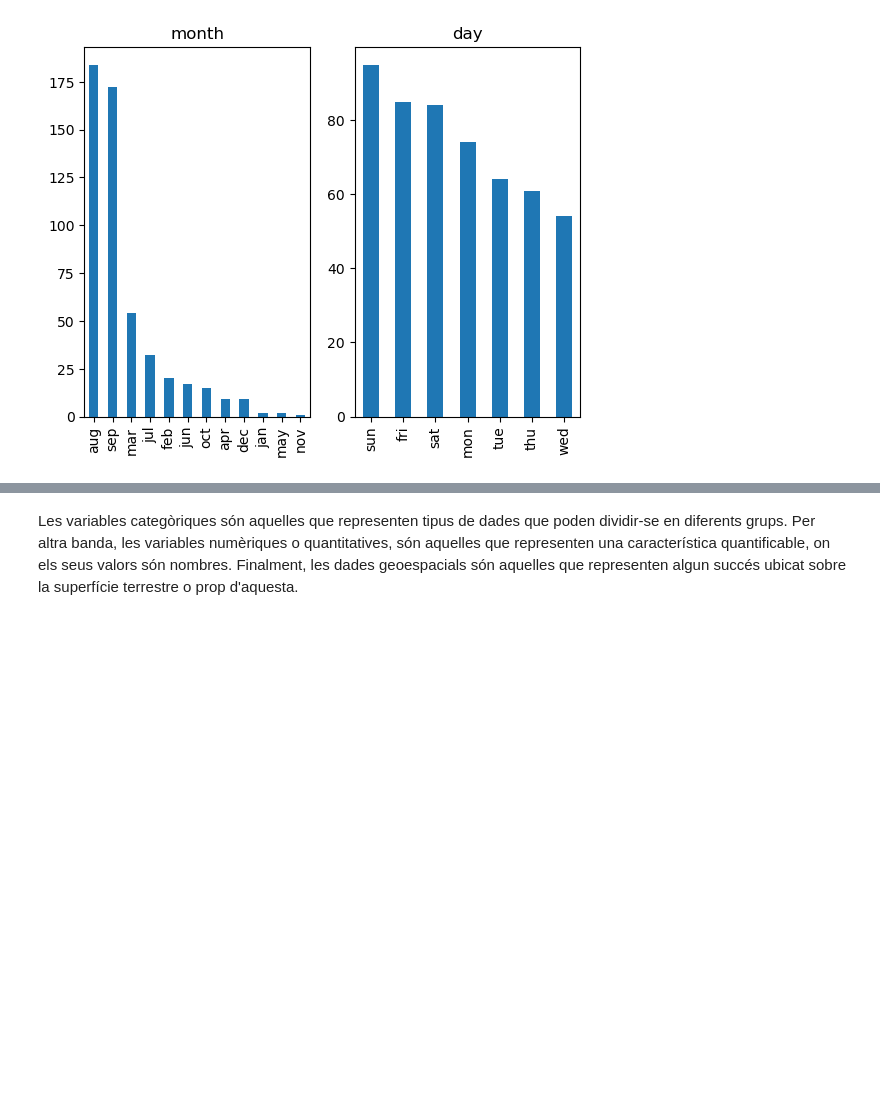
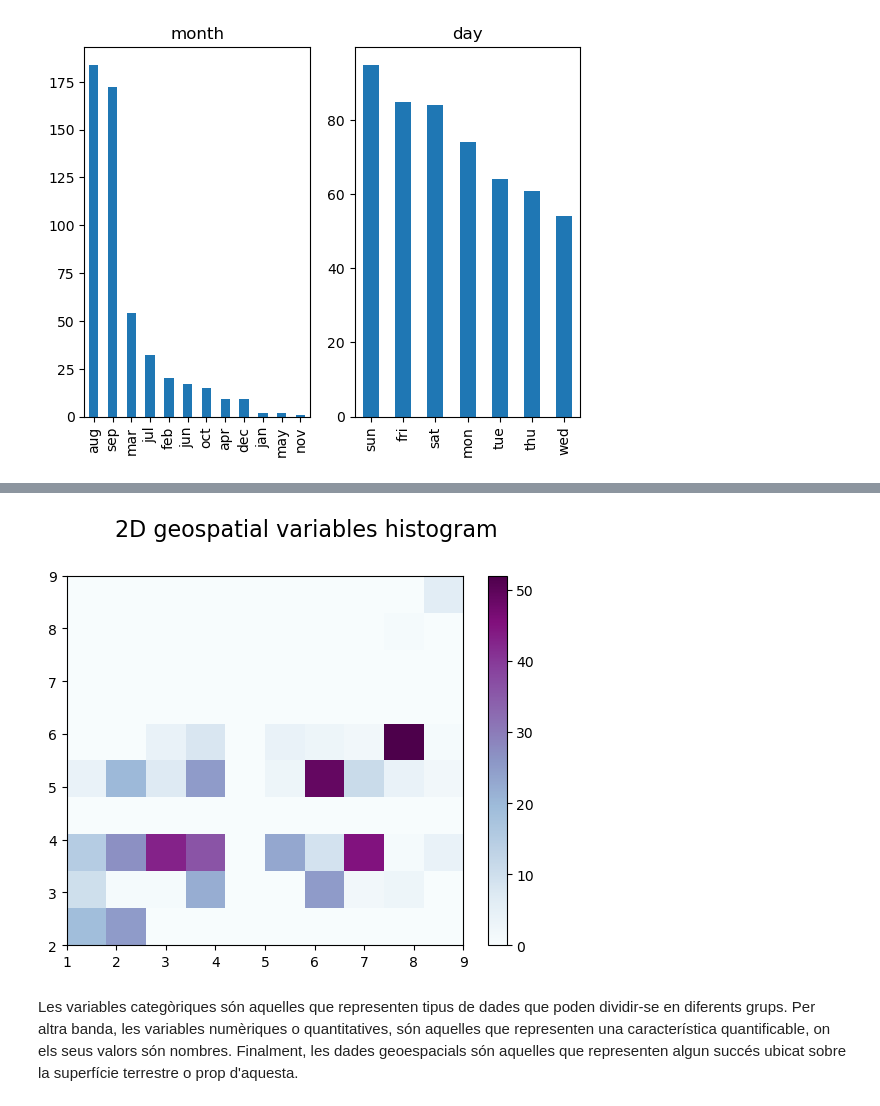
Before and after one commit to xaviermaltas/advancedDataMiningModels, a Jupyter notebook: PAC1/M2.955_20222_PAC1-Enunciat.ipynb, the cells around one changed output, grey strips where cells are left out. Drawn from its saved outputs; the diff is of its cells as text; code cells hidden in the pictures; blank space fills up the shorter version.

```diff
--- a/PAC1/M2.955_20222_PAC1-Enunciat.ipynb
+++ b/PAC1/M2.955_20222_PAC1-Enunciat.ipynb
@@ -195,3 +193,16 @@ plt.show()
+# %%
+#Imports
+import matplotlib.pyplot as plt
+
+#Geospatial variables analysis
+x=df['X']
+y=df['Y']
+plt.hist2d(x, y,cmap='BuPu')
+plt.colorbar()
+plt.suptitle('2D geospatial variables histogram', y=1, size=16)
+plt.show()
+# %% [output]
+[figure, added]
 # %% [markdown]
 Les variables categòriques són aquelles que representen tipus de dades que poden dividir-se en diferents grups. Per altra banda, les variables numèriques o quantitatives, són aquelles que representen una característica quantificable, on els seus valors són nombres. Finalment, les dades geoespacials són aquelles que representen algun succés ubicat sobre la superfície terrestre o prop d'aquesta.
 # %% [markdown]
```
Also changed, not shown: parts of 1 cell of this notebook.
